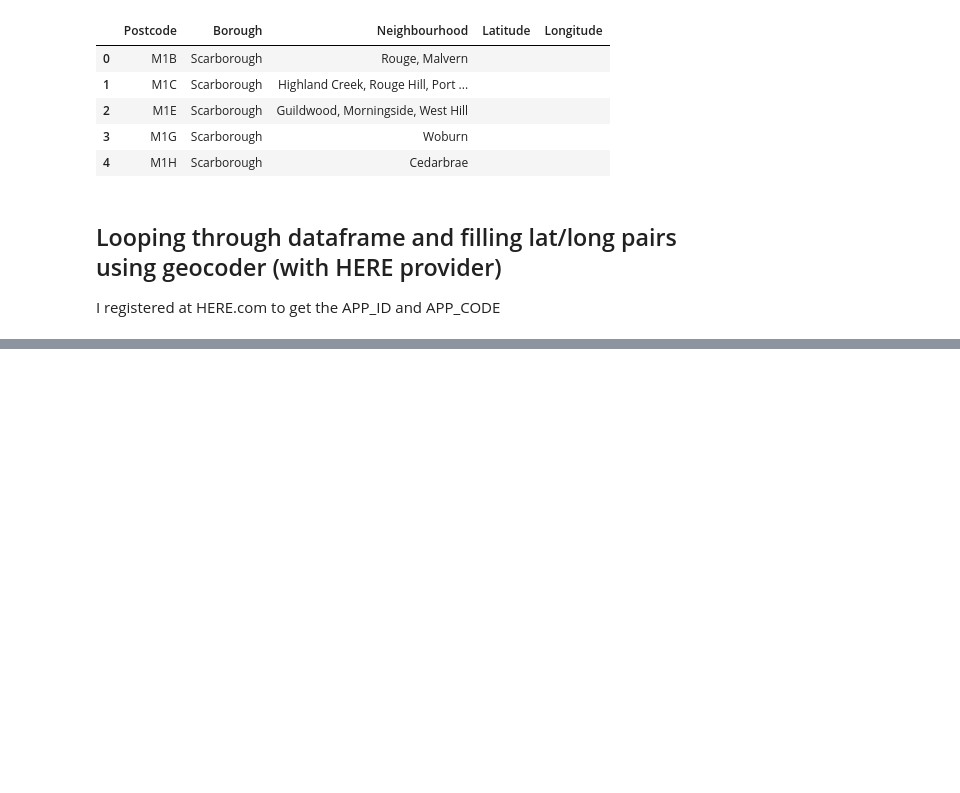
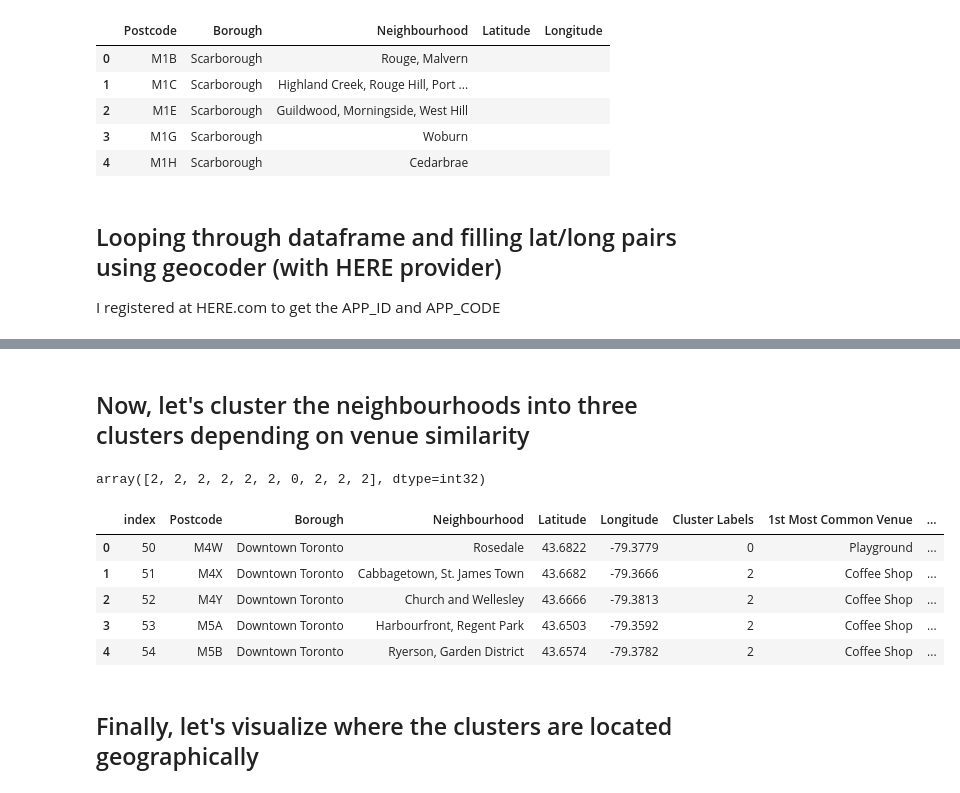
Before and after one commit to JimPanse87/TorontoNeighbourhoods, a Jupyter notebook: Toronto Neighborhood.ipynb, the cells around one changed output, grey strips where cells are left out. Saved outputs shown, nothing was run; the diff lists cells and outputs as text; code cells hidden in the pictures; blank space fills up the shorter version.

```diff
--- a/Toronto Neighborhood.ipynb
+++ b/Toronto Neighborhood.ipynb
@@ -162,0 +427,22 @@ df1
+# %%
+import numpy as np
+num_top_venues = 10
+
+indicators = ['st', 'nd', 'rd']
+
+# create columns according to number of top venues
+columns = ['Neighbourhood']
+for ind in np.arange(num_top_venues):
+    try:
+        columns.append('{}{} Most Common Venue'.format(ind+1, indicators[ind]))
+    except:
+        columns.append('{}th Most Common Venue'.format(ind+1))
+
+# create a new dataframe
+neighbourhoods_venues_sorted = pd.DataFrame(columns=columns)
+neighbourhoods_venues_sorted['Neighbourhood'] = DT_grouped['Neighbourhood']
+
+for ind in np.arange(DT_grouped.shape[0]):
+    neighbourhoods_venues_sorted.iloc[ind, 1:] = return_most_common_venues(DT_grouped.iloc[ind, :], num_top_venues)
+
+neighbourhoods_venues_sorted.head()
@@ -162,0 +456,36 @@ df1
+# %% [markdown]
+## Now, let's cluster the neighbourhoods into three clusters depending on venue similarity
+# %%
+# import k-means from clustering stage
+from sklearn.cluster import KMeans
+# set number of clusters
+kclusters = 3
+
+DT_grouped_clustering = DT_grouped.drop('Neighbourhood', 1)
+
+# run k-means clustering
+kmeans = KMeans(n_clusters=kclusters, random_state=0).fit(DT_grouped_clustering)
+
+# check cluster labels generated for each row in the dataframe
+kmeans.labels_[0:10]
+# %% [output]
+array([2, 2, 2, 2, 2, 2, 0, 2, 2, 2], dtype=int32)
+# %%
+# add clustering labels
+neighbourhoods_venues_sorted.insert(0, 'Cluster Labels', kmeans.labels_)
+
+DT_merged = DT
+
+# merge toronto_grouped with toronto_data to add latitude/longitude for each neighborhood
+DT_merged = DT_merged.join(neighbourhoods_venues_sorted.set_index('Neighbourhood'), on='Neighbourhood')
+
+DT_merged.head() # check the last columns!
+# %% [output]
+|  | index | Postcode | Borough | Neighbourhood | Latitude | Longitude | Cluster Labels | 1st Most Common Venue | ... |
+| 0 | 50 | M4W | Downtown Toronto | Rosedale | 43.6822 | -79.3779 | 0 | Playground | ... |
+| 1 | 51 | M4X | Downtown Toronto | Cabbagetown, St. James Town | 43.6682 | -79.3666 | 2 | Coffee Shop | ... |
+| 2 | 52 | M4Y | Downtown Toronto | Church and Wellesley | 43.6666 | -79.3813 | 2 | Coffee Shop | ... |
+| 3 | 53 | M5A | Downtown Toronto | Harbourfront, Regent Park | 43.6503 | -79.3592 | 2 | Coffee Shop | ... |
+| 4 | 54 | M5B | Downtown Toronto | Ryerson, Garden District | 43.6574 | -79.3782 | 2 | Coffee Shop | ... |
+# %% [markdown]
+## Finally, let's visualize where the clusters are located geographically
```
Also changed, not shown: parts of 27 cells of this notebook.
